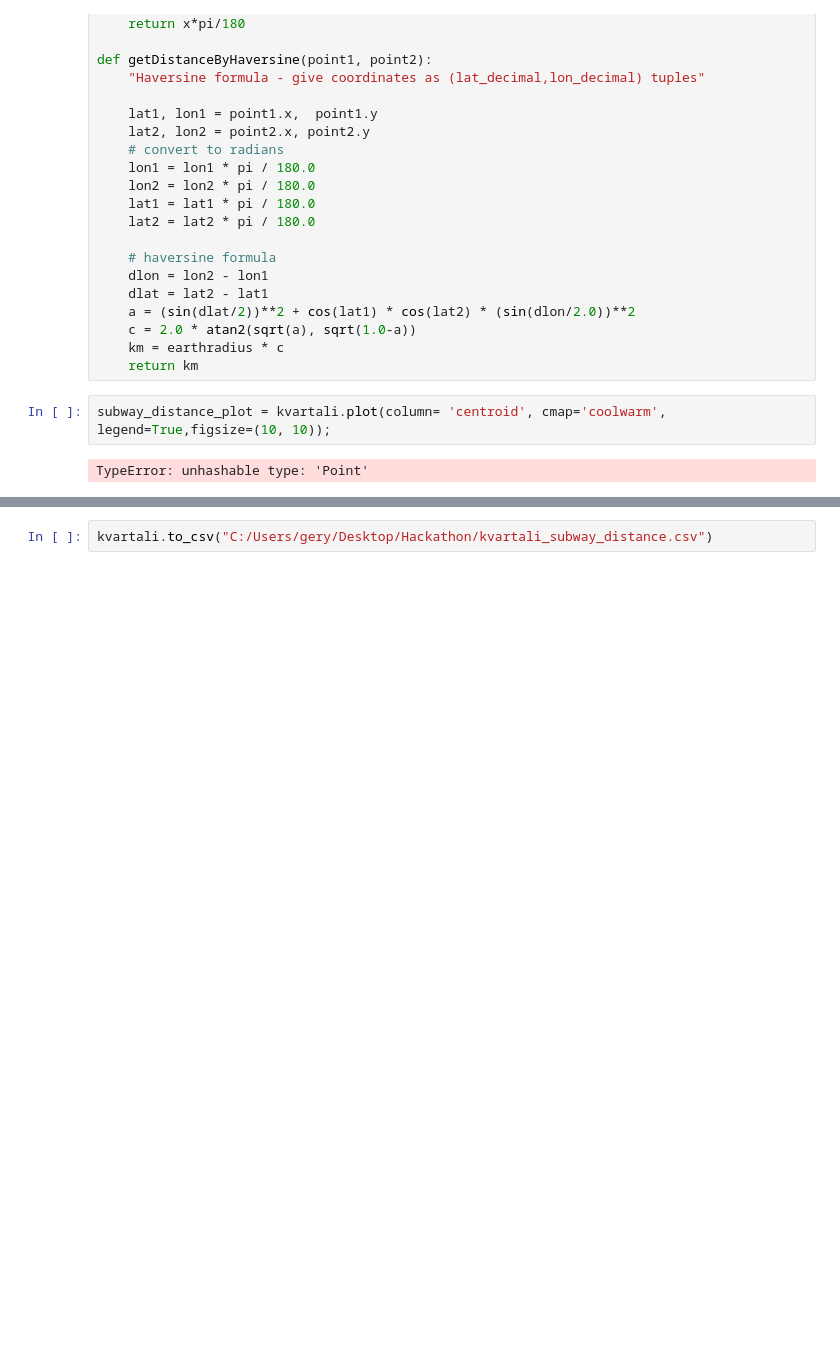
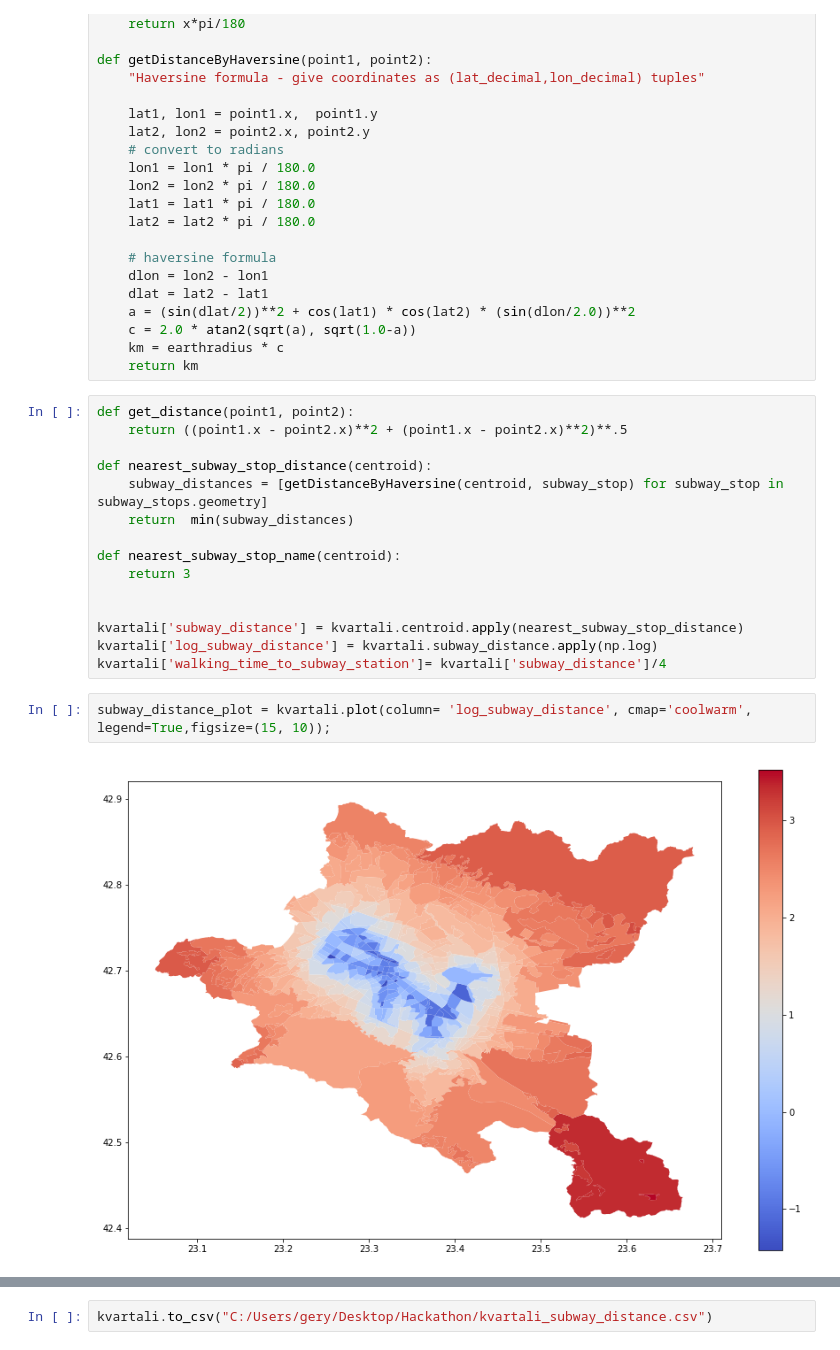
Before and after one commit to gdtdrv/Sofia-Hackathon, a Jupyter notebook: Subway.ipynb, the cells around one changed output, grey strips where cells are left out. Drawn from its saved outputs; the diff is of its cells as text; blank space fills up the shorter version.

Commit message:
reorganised Subway notebook

```diff
--- a/Subway.ipynb
+++ b/Subway.ipynb
@@ -70,10 +56,25 @@ def getDistanceByHaversine(point1, point2):
     c = 2.0 * atan2(sqrt(a), sqrt(1.0-a))
     km = earthradius * c
     return km
+# %%
+def get_distance(point1, point2):
+    return ((point1.x - point2.x)**2 + (point1.x - point2.x)**2)**.5
+
+def nearest_subway_stop_distance(centroid):
+    subway_distances = [getDistanceByHaversine(centroid, subway_stop) for subway_stop in subway_stops.geometry]
+    return  min(subway_distances)
+
+def nearest_subway_stop_name(centroid):
+    return 3
+
+
+kvartali['subway_distance'] = kvartali.centroid.apply(nearest_subway_stop_distance)
+kvartali['log_subway_distance'] = kvartali.subway_distance.apply(np.log)
+kvartali['walking_time_to_subway_station']= kvartali['subway_distance']/4
 # %%
-subway_distance_plot = kvartali.plot(column= 'centroid', cmap='coolwarm', legend=True,figsize=(10, 10));
+subway_distance_plot = kvartali.plot(column= 'log_subway_distance', cmap='coolwarm', legend=True,figsize=(15, 10));
 # %% [output]
-TypeError: unhashable type: 'Point'
+[figure, added]
 # %%
 kvartali[kvartali.RegName.str.contains('Витоша')]
 # %% [output]
```
Also changed, not shown: parts of 5 cells of this notebook.
